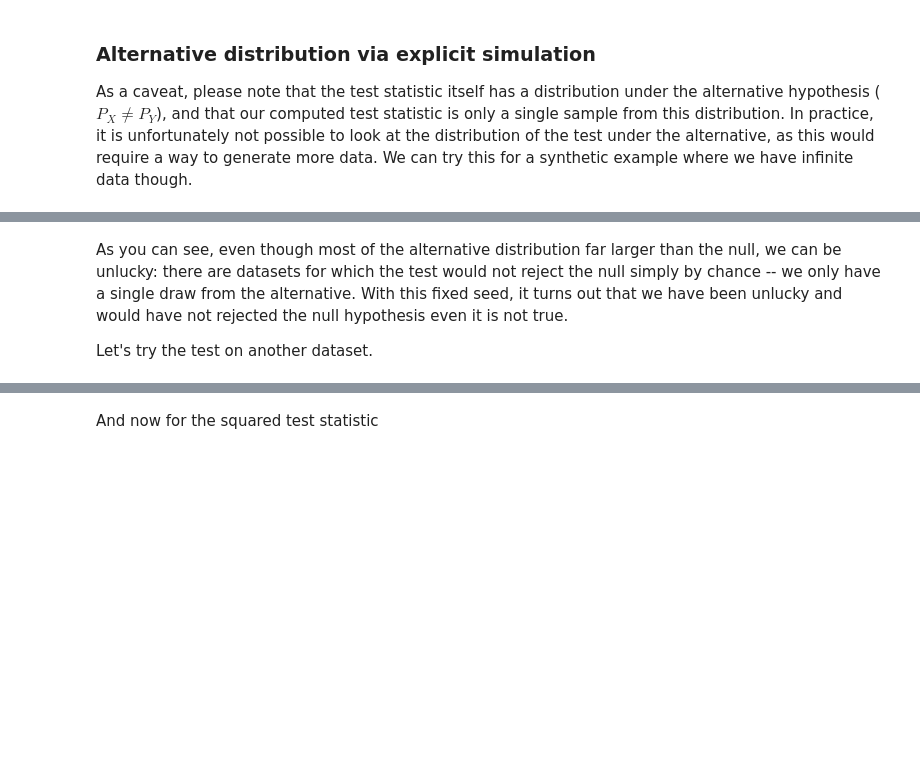
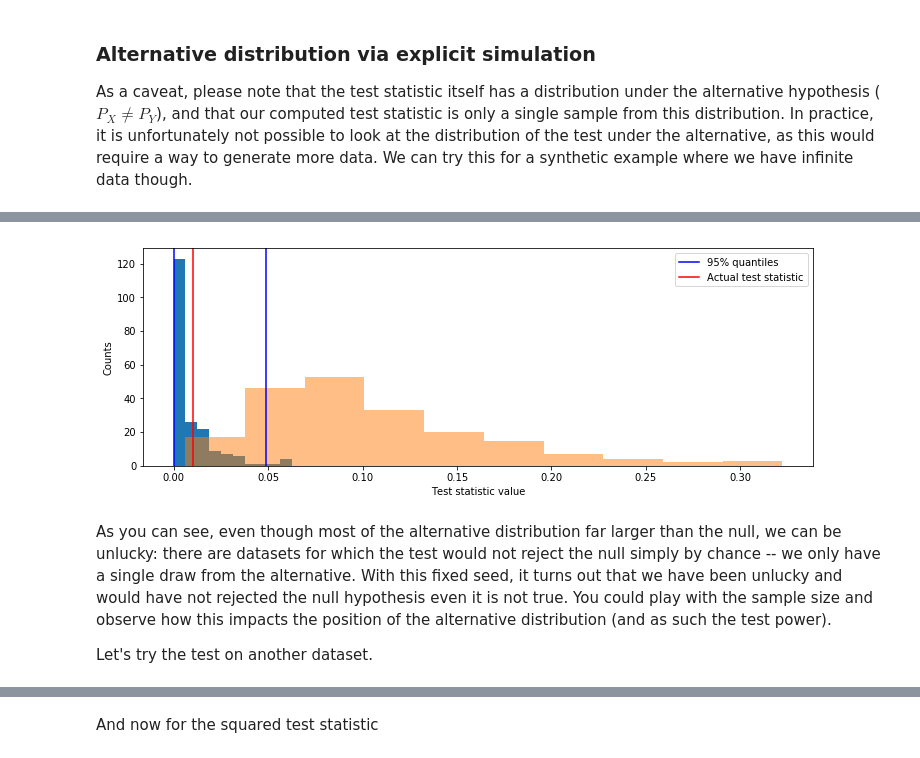
Before and after one commit to karlnapf/ds3_kernel_testing, a Jupyter notebook: practical.ipynb, the cells around one changed output, grey strips where cells are left out. Cells and saved outputs as stored; diff of their text form; code cells hidden in the pictures; blank space fills up the shorter version.

```diff
--- a/practical.ipynb
+++ b/practical.ipynb
@@ -167,6 +262,7 @@ np.random.seed(0)
 
 # we make a model where the null distribution is false
 shift = .3
+N = 200
 X = np.random.randn(N)
 Y = np.random.randn(N)+shift
 
@@ -179,8 +275,9 @@ for i in tqdm(range(num_permutations)):
     X =
     Y =
 
-    statistics_alt[i] =
+    statistics_alt[i] = simple_statistic_squared(X,Y)
 
 plt.figure(figsize=(12,4))
 plot_permutation_samples(statistics_null, my_statistic)
 plt.hist(statistics_alt, alpha=0.5);
+# %% [output]
@@ -187,6 +286,8 @@ plt.hist(statistics_alt, alpha=0.5);
+[figure, added]
 # %% [markdown]
 As you can see, even though most of the alternative distribution far larger than the null, we can be unlucky: there are datasets for which the test would not reject the null simply by chance -- we only have a single draw from the alternative.
 With this fixed seed, it turns out that we have been unlucky and would have not rejected the null hypothesis even it is not true.
+You could play with the sample size and observe how this impacts the position of the alternative distribution (and as such the test power).
 
 Let's try the test on another dataset.
 # %%
```
Also changed, not shown: parts of 58 cells of this notebook, 1 other file.
